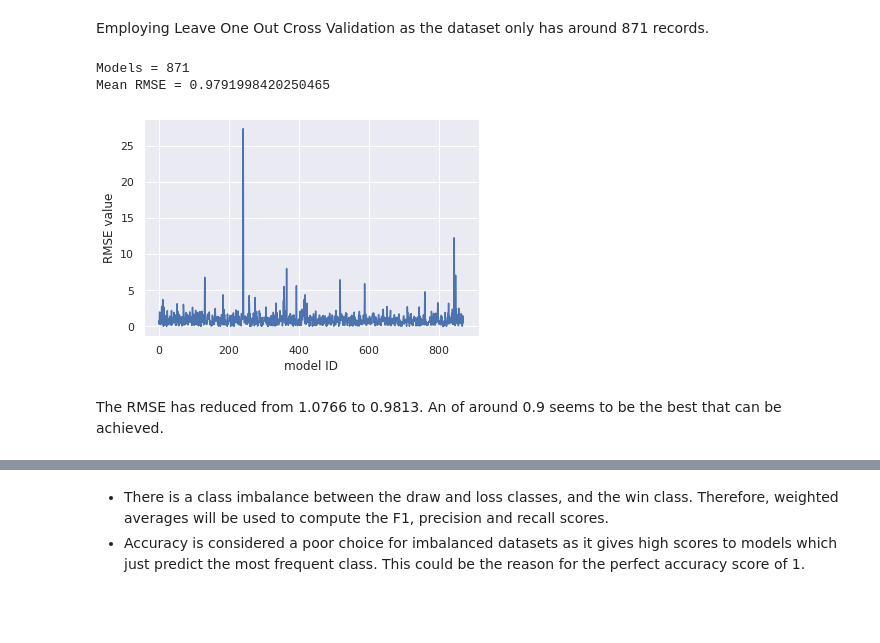
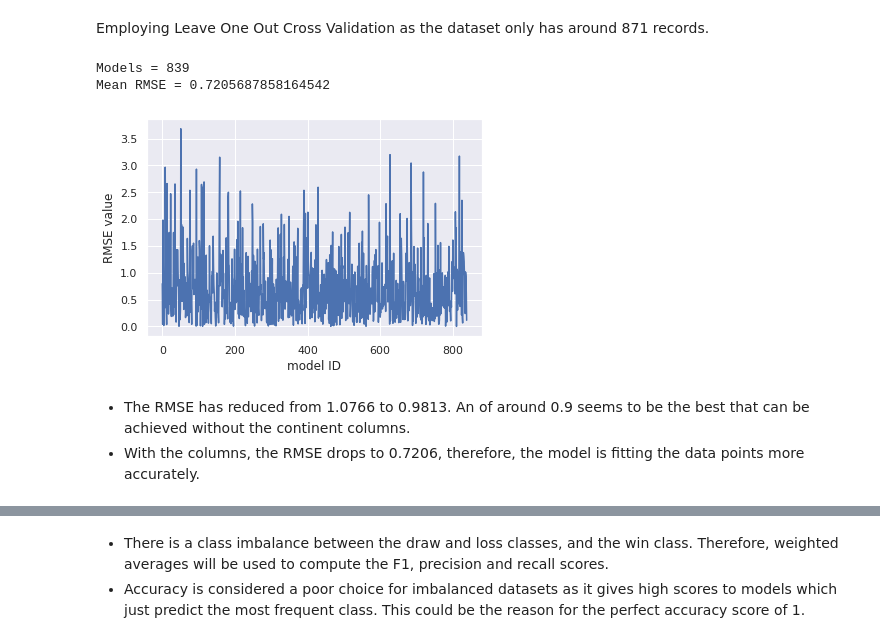
Before and after one commit to deborahmasibo/Moringa-Core-Module-2-Week-1-IP, a Jupyter notebook: Football_Prediction.ipynb, the cells around one changed output, grey strips where cells are left out. Drawn from its saved outputs; the diff is of its cells as text; code cells hidden in the pictures; blank space fills up the shorter version.

```diff
--- a/Football_Prediction.ipynb
+++ b/Football_Prediction.ipynb
@@ -1664,12 +1831,13 @@ def LeaveOutCV(X, y, degree):
 # %%
 # y = home team score
-LeaveOutCV_LDA(X1, y1, 1, 1)
+LeaveOutCV_LDA(X1, y1, 2, None)
 # %% [output]
-Models = 871
-Mean RMSE = 0.9791998420250465
+Models = 839
+Mean RMSE = 0.7205687858164542
-[figure, old version]
+[figure, new version]
 # %% [markdown]
-The RMSE has reduced from 1.0766 to 0.9813. An of around 0.9 seems to be the best that can be achieved.
+* The RMSE has reduced from 1.0766 to 0.9813. An of around 0.9 seems to be the best that can be achieved without the continent columns.
+* With the columns, the RMSE drops to 0.7206, therefore, the model is fitting the data points more accurately.
 # %%
 # y = away team score
 LeaveOutCV(X2, y2, 2)
```
Also changed, not shown: parts of 172 cells of this notebook.
